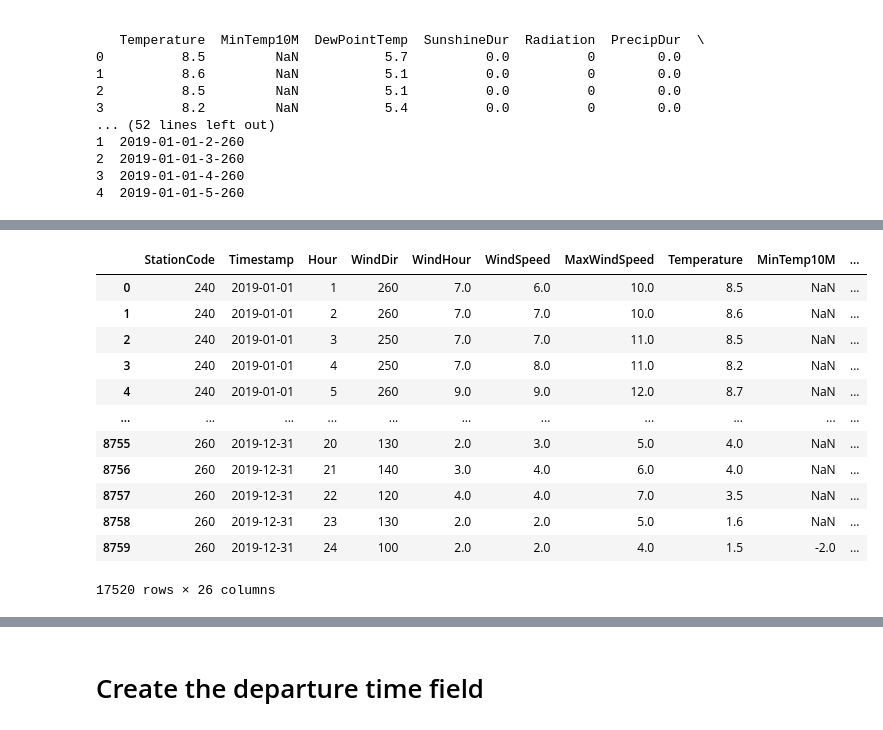
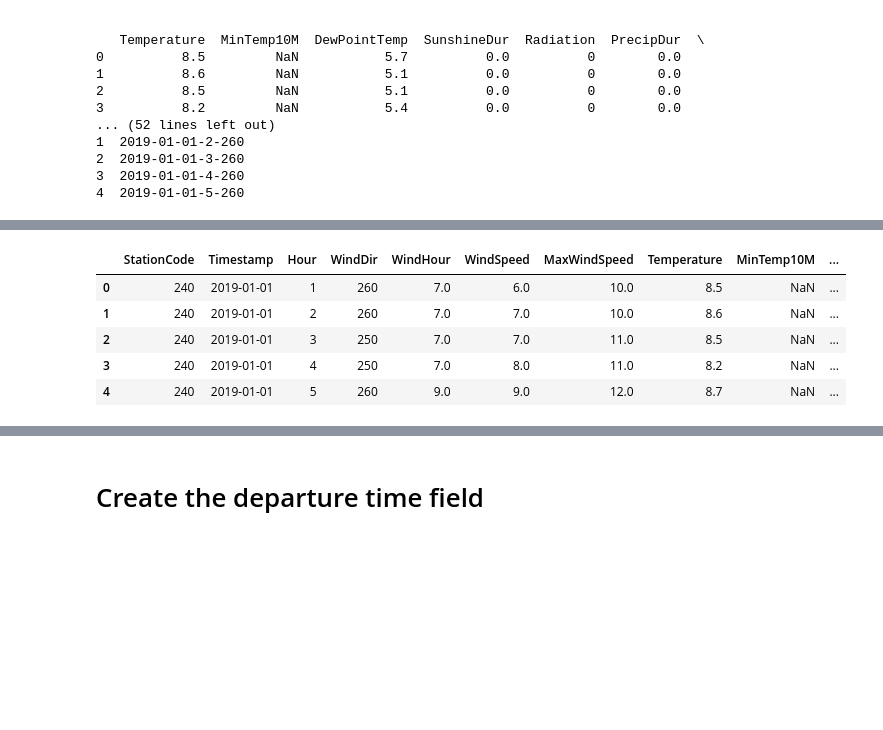
Before and after one commit to BondarencoM/DestinationStation, a Jupyter notebook: provisioning/Data_merge.ipynb, the cells around one changed output, grey strips where cells are left out. Drawn from its saved outputs; the diff is of its cells as text; code cells hidden in the pictures; blank space fills up the shorter version.

```diff
--- a/provisioning/Data_merge.ipynb
+++ b/provisioning/Data_merge.ipynb
@@ -355,20 +361,13 @@ dfa.head()
 # combine weather in one big weather dataset
 result_weather = pd.concat([dfa_weather_A, dfa_weather_U])
 # %%
-result_weather
+result_weather.head()
 # %% [output]
 |  | StationCode | Timestamp | Hour | WindDir | WindHour | WindSpeed | MaxWindSpeed | Temperature | MinTemp10M | ... |
 | 0 | 240 | 2019-01-01 | 1 | 260 | 7.0 | 6.0 | 10.0 | 8.5 | NaN | ... |
 | 1 | 240 | 2019-01-01 | 2 | 260 | 7.0 | 7.0 | 10.0 | 8.6 | NaN | ... |
 | 2 | 240 | 2019-01-01 | 3 | 250 | 7.0 | 7.0 | 11.0 | 8.5 | NaN | ... |
 | 3 | 240 | 2019-01-01 | 4 | 250 | 7.0 | 8.0 | 11.0 | 8.2 | NaN | ... |
 | 4 | 240 | 2019-01-01 | 5 | 260 | 9.0 | 9.0 | 12.0 | 8.7 | NaN | ... |
-| ... | ... | ... | ... | ... | ... | ... | ... | ... | ... | ... |
-| 8755 | 260 | 2019-12-31 | 20 | 130 | 2.0 | 3.0 | 5.0 | 4.0 | NaN | ... |
-| 8756 | 260 | 2019-12-31 | 21 | 140 | 3.0 | 4.0 | 6.0 | 4.0 | NaN | ... |
-| 8757 | 260 | 2019-12-31 | 22 | 120 | 4.0 | 4.0 | 7.0 | 3.5 | NaN | ... |
-| 8758 | 260 | 2019-12-31 | 23 | 130 | 2.0 | 2.0 | 5.0 | 1.6 | NaN | ... |
-| 8759 | 260 | 2019-12-31 | 24 | 100 | 2.0 | 2.0 | 4.0 | 1.5 | -2.0 | ... |
-17520 rows × 26 columns
 # %%
 # merge weather with train data
```
Also changed, not shown: parts of 21 cells of this notebook, 2 other files.
